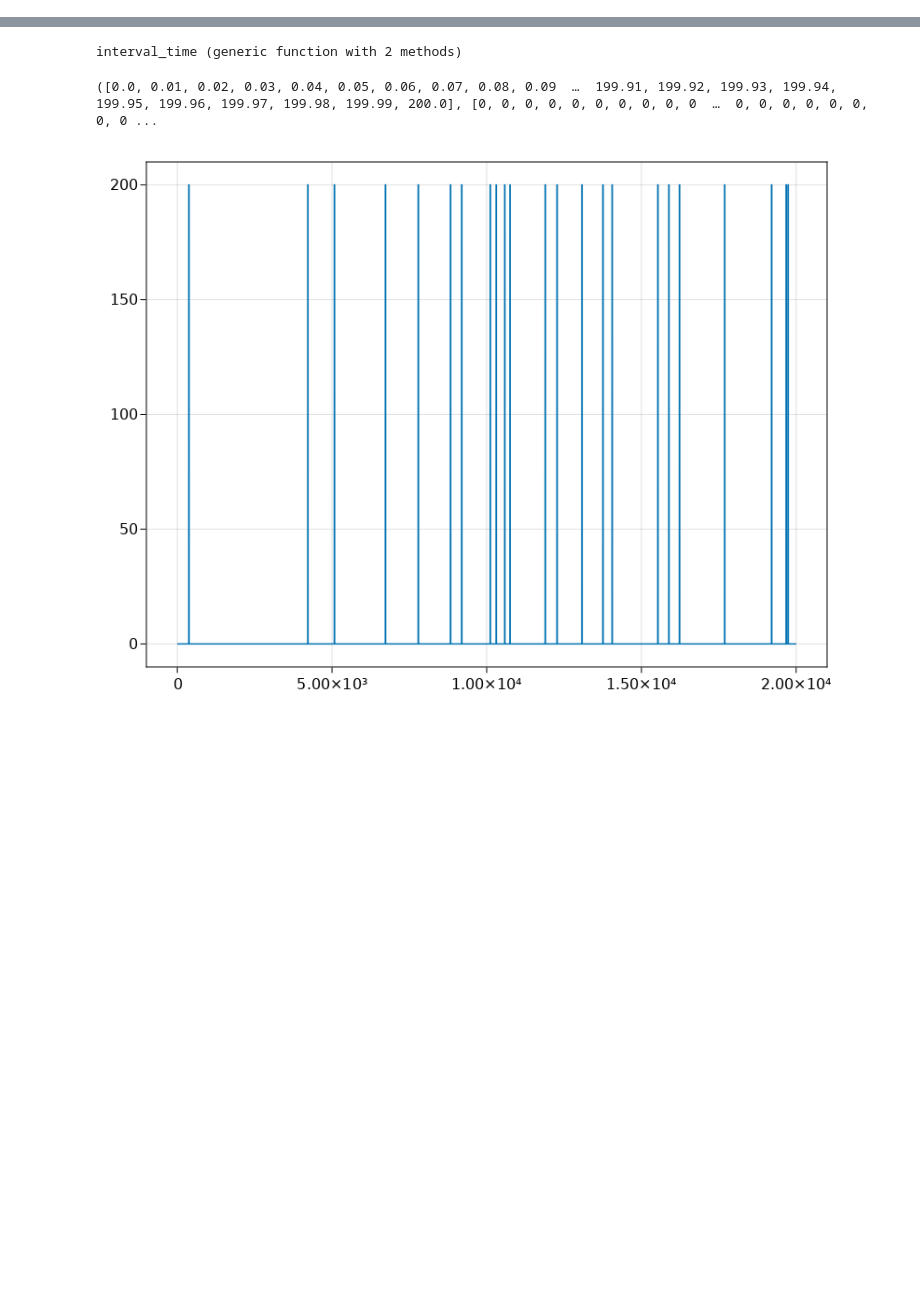
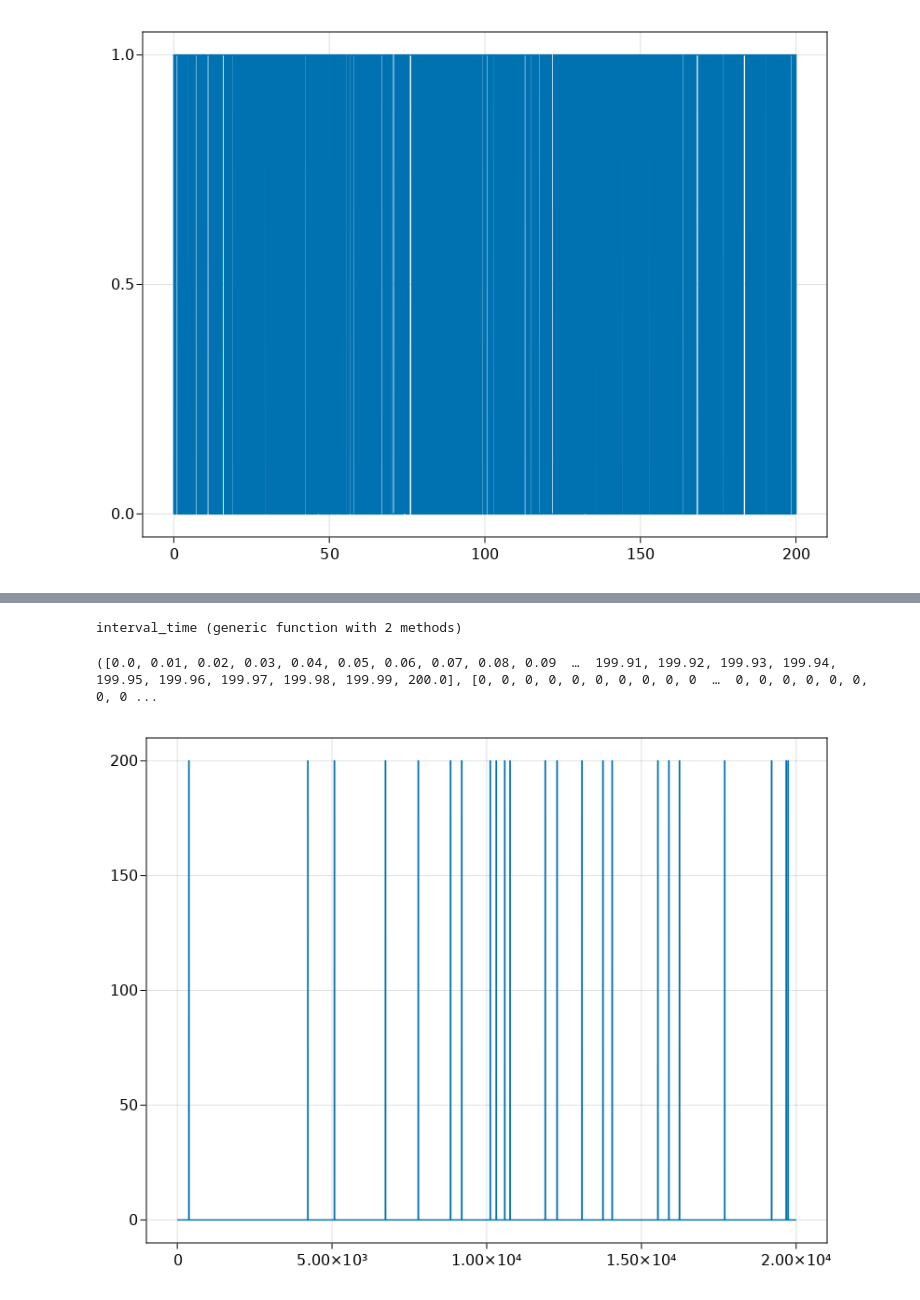
Before and after one commit to PanpanZheng-BNU/modeling-final, a Jupyter notebook: PoissonProcess.ipynb, the cells around one changed output, grey strips where cells are left out. Saved outputs shown, nothing was run; the diff lists cells and outputs as text; code cells hidden in the pictures; blank space fills up the shorter version.

```diff
--- a/PoissonProcess.ipynb
+++ b/PoissonProcess.ipynb
@@ -1,2 +166,2 @@
 # %%
-dt = 0.01; T = 200
+t = 0:0.01:200 |> collect;
@@ -4,0 +172,3 @@ dt = 0.01; T = 200
+# %%
+Ie = zeros(length(t))
+Ie[vcat(vcat(x...)[[1:100:size(vcat(x...))[1]...],:])[vcat(vcat(x...)[[1:100:size(vcat(x...))[1]...],:]) .< length(t)]] .= 1
@@ -4,0 +195,4 @@ dt = 0.01; T = 200
+# %%
+lines(t, Ie)
+# %% [output]
+[figure, added]
```
Also changed, not shown: parts of 19 cells of this notebook, 2 other files.
